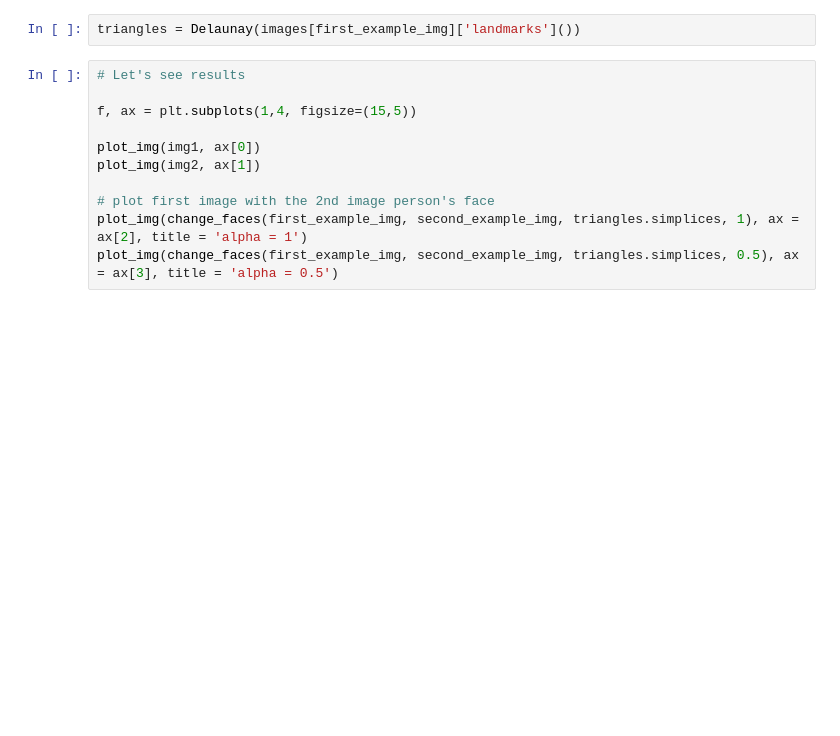
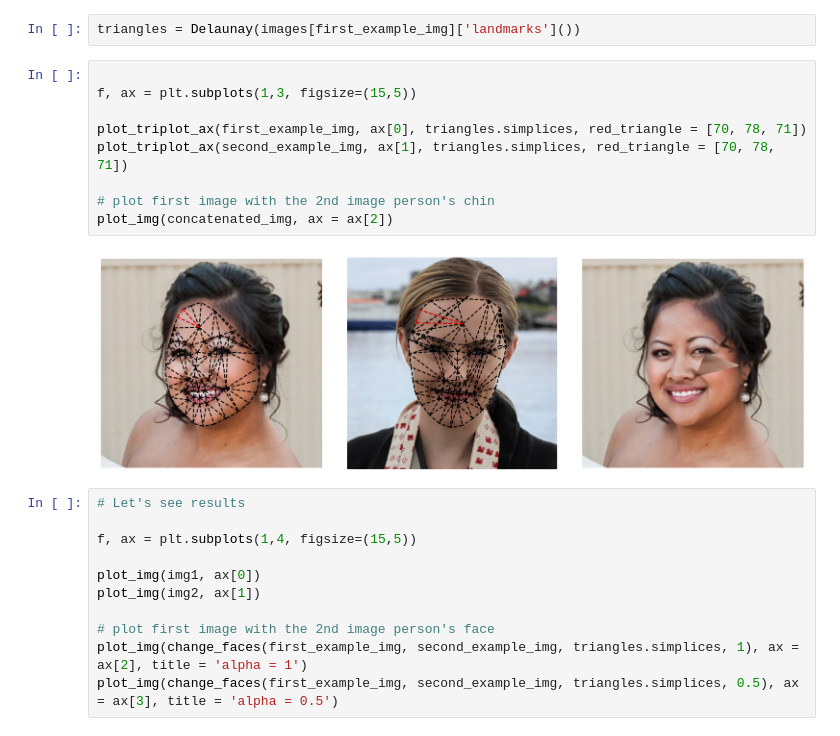
Before and after one commit to waczjoan/Face-Morph, a Jupyter notebook: AffinieTransformation/AfineTransformation.ipynb, the cells around one changed output. Drawn from its saved outputs; the diff is of its cells as text; blank space fills up the shorter version.

```diff
--- a/AffinieTransformation/AfineTransformation.ipynb
+++ b/AffinieTransformation/AfineTransformation.ipynb
@@ -390,6 +443,17 @@ images = update_landmarks(second_example_img, images)
 landmarks = images[second_example_img]['landmarks']()
 # %%
 triangles = Delaunay(images[first_example_img]['landmarks']())
+# %%
+
+f, ax = plt.subplots(1,3, figsize=(15,5))
+
+plot_triplot_ax(first_example_img, ax[0], triangles.simplices, red_triangle = [70, 78, 71])
+plot_triplot_ax(second_example_img, ax[1], triangles.simplices, red_triangle = [70, 78, 71])
+
+# plot first image with the 2nd image person's chin
+plot_img(concatenated_img, ax = ax[2])
+# %% [output]
+[figure, added]
 # %%
 # Let's see results
 
```
Also changed, not shown: parts of 20 cells of this notebook, 1 other file.
